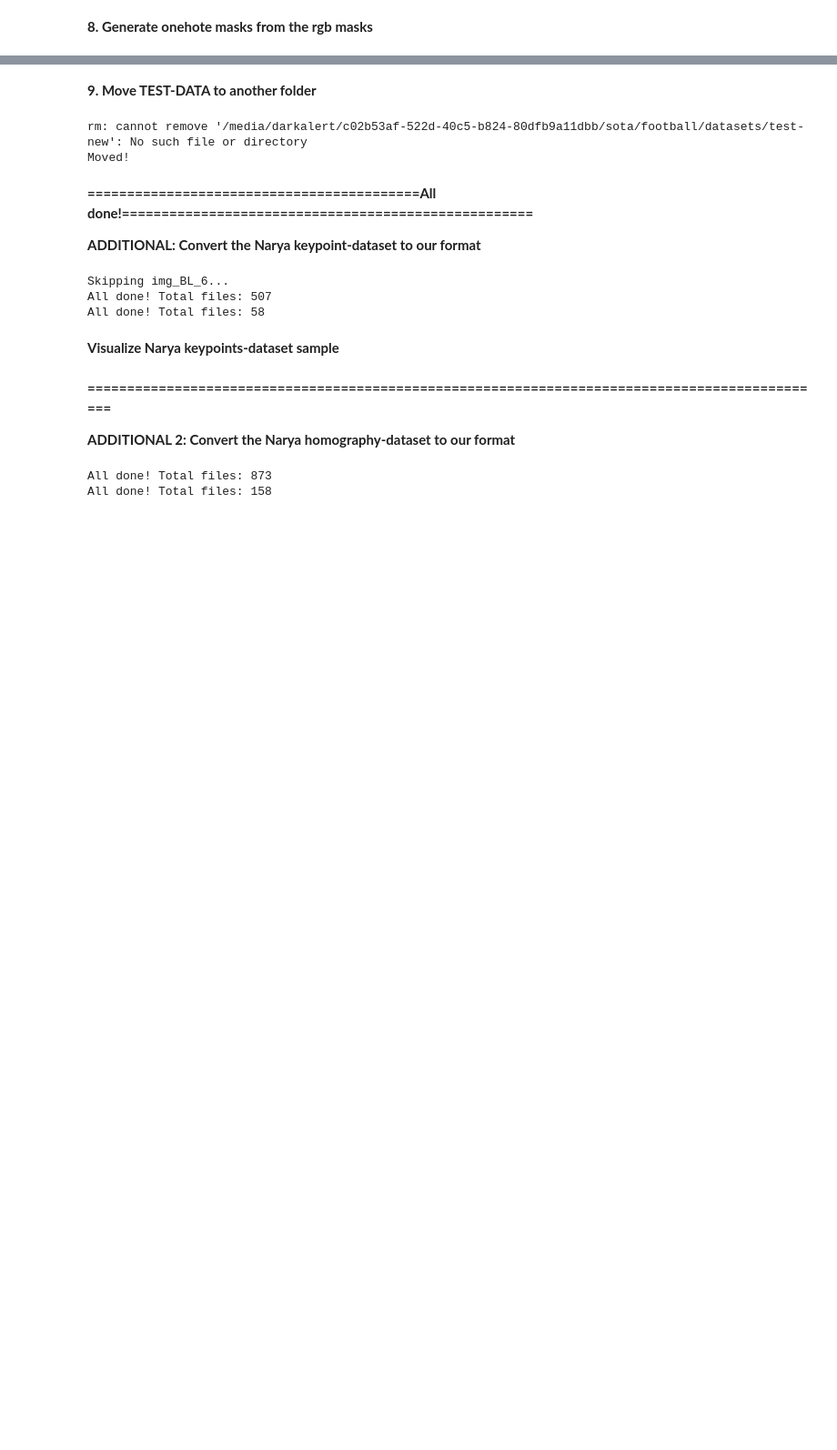
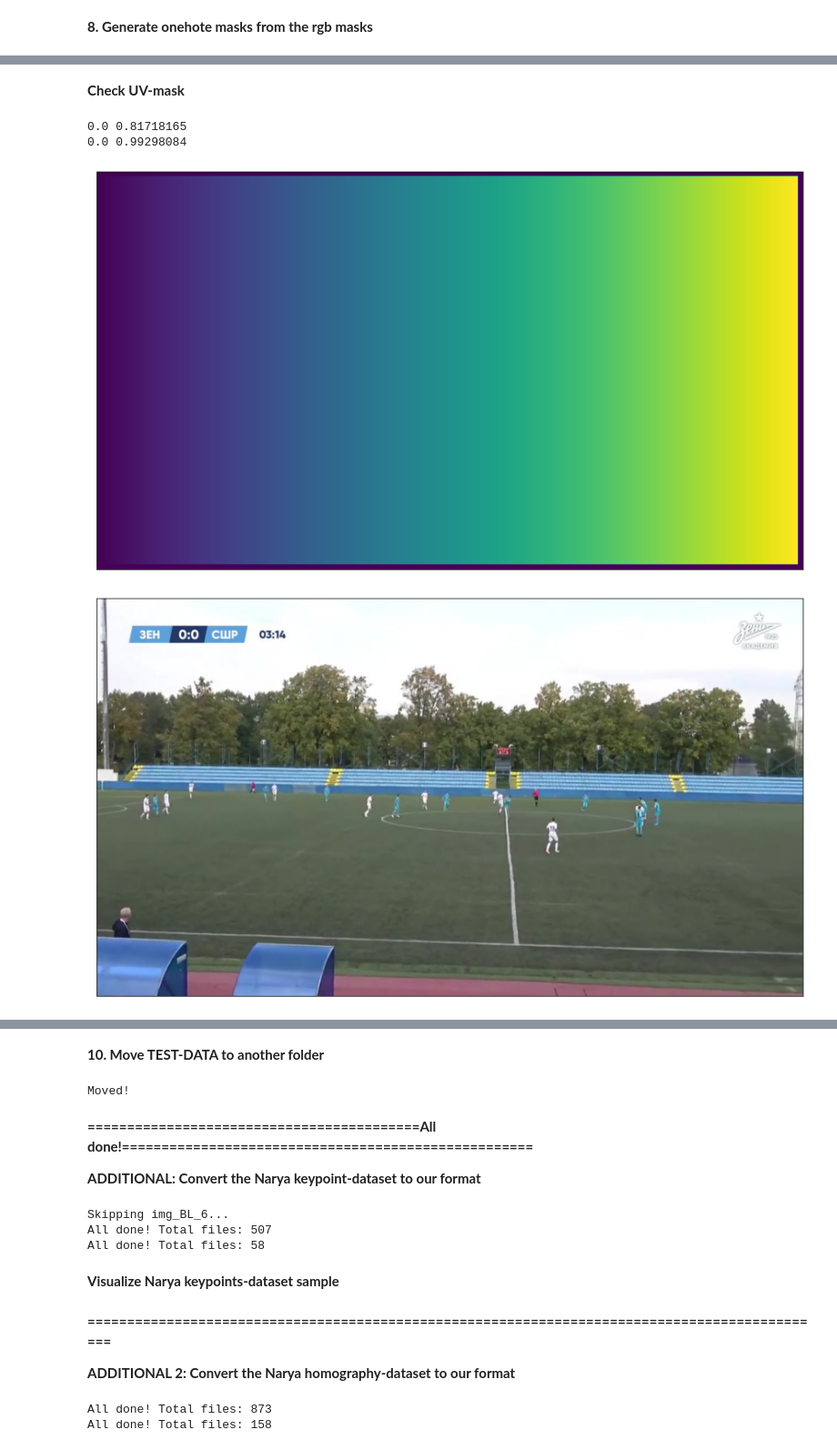
Before and after one commit to darkAlert/sports-field-homography, a Jupyter notebook: dataset_utils/football_dataset.ipynb, the cells around one changed output, grey strips where cells are left out. Shown at 91% size. Saved outputs shown, nothing was run; the diff lists cells and outputs as text; code cells hidden in the pictures; blank space fills up the shorter version.

```diff
--- a/dataset_utils/football_dataset.ipynb
+++ b/dataset_utils/football_dataset.ipynb
@@ -55,6 +54,17 @@ def debug_draw(img, mask, poi=None, rmse=None):
         draw_text(canvas, '{:.5f}'.format(rmse), (20, 20), color=(0,0,255), scale=1)
 
     return canvas
+
+
+def show(img, title='', bgr2rgb=True):
+    plt.title(title)
+    plt.xticks([])
+    plt.yticks([])
+    if bgr2rgb:
+        plt.imshow(img[...,::-1])
+    else:
+        plt.imshow(img)
+    plt.show()
 # %% [markdown]
 **The following steps are required to create a dataset for training a field homography model:**
 1. Generate requests (*game, frame id* and *manual PoI\**) from annotations for further processing
@@ -258,0 +356,41 @@ Done! Processed masks: 2320
+# %% [markdown]
+**Check UV-mask**
+# %%
+img_path = '/home/darkalert/Desktop/Sota/soccer/data/homography/datasets/train_2022/frames/PSPb_SSHOR-Zenit_vs_Zenit_U-15/img-00010.jpeg'
+img = cv2.imread(img_path, -1)
+
+path = '/home/darkalert/Desktop/Sota/soccer/data/homography/datasets/train_2022/masks_uv/PSPb_SSHOR-Zenit_vs_Zenit_U-15/img-00010.tif'
+uv_mask = cv2.imread(path, -1)
+
+mask = (uv_mask[:,:,0] / float(uv_mask[:,:,0].max())).astype(np.float32)
+u = (uv_mask[:,:,1] / float(MAX_VALUE_UINT16)).astype(np.float32)
+v = (uv_mask[:,:,2] / float(MAX_VALUE_UINT16)).astype(np.float32)
+uv_mask = np.stack((mask, u, v), axis=2)
+
+
+u_flip = cv2.flip(u, 1)
+u_flip = (u_flip > 0).astype(u_flip.dtype) - u_flip
+
+print (u.min(), u.max())
+print (u_flip.min(), u_flip.max())
+
+
+img_flip = cv2.flip(img, 1)
+
+u = (u*255.0).astype(np.uint8)
+u_flip = (u_flip*255.0).astype(np.uint8)
+u = np.expand_dims(u, 2)
+u_flip = np.expand_dims(u_flip, 2)
+u = np.concatenate((u*0,u*0,u),2)
+u_flip = np.concatenate((u_flip*0,u_flip*0,u_flip),2)
+
+show(U_TEMPLATE)
+show(img)
+show(u)
+show(img_flip)
+show(u_flip)
+# %% [output]
+0.0 0.81718165
+0.0 0.99298084
+[figure, added]
+[figure, added]
@@ -259,27 +400,30 @@ Done! Processed masks: 2320
 # %% [markdown]
-**9. Move TEST-DATA to another folder**
+**10. Move TEST-DATA to another folder**
 # %%
 TEST_DATA_DIR = '/media/darkalert/c02b53af-522d-40c5-b824-80dfb9a11dbb/sota/football/datasets/test-new'
-TEST_GAMES = ['VTB_mol_Sochi_at_Dinamo']
+TEST_GAMES = ['VTB_mol_Sochi_at_Dinamo', 'FNL_KubanKholding_at_DinamoMh', 'RPL_CSKA_at_Dinamo', 'Football_Forte_at_Dinamo']
 
 !rm -r $TEST_DATA_DIR
 !mkdir $TEST_DATA_DIR
 !mkdir $TEST_DATA_DIR/frames
 !mkdir $TEST_DATA_DIR/masks_rgb
 !mkdir $TEST_DATA_DIR/masks
+!mkdir $TEST_DATA_DIR/masks_uv
 !mkdir $TEST_DATA_DIR/anno
 !mkdir $TEST_DATA_DIR/debug
+!mkdir $TEST_DATA_DIR/debug_uv
 
 for game in TEST_GAMES:
     !mv $FRAMES_DIR/$game $TEST_DATA_DIR/frames/$game
     !mv $MASKS_DIR/$game $TEST_DATA_DIR/masks_rgb/$game
     !mv $ONEHOT_DIR/$game $TEST_DATA_DIR/masks/$game
+    !mv $MASK_UV_DIR/$game $TEST_DATA_DIR/masks_uv/$game
     !mv $LABELS_DIR/$game $TEST_DATA_DIR/anno/$game
     !mv $DEBUG_DIR/$game $TEST_DATA_DIR/debug/$game
+    !mv $DEBUG_UV_DIR/$game $TEST_DATA_DIR/debug_uv/$game
 
 print ('Moved!')
 # %% [output]
-rm: cannot remove '/media/darkalert/c02b53af-522d-40c5-b824-80dfb9a11dbb/sota/football/datasets/test-new': No such file or directory
 Moved!
 # %% [markdown]
 **==========================================All done!====================================================**
```
Also changed, not shown: parts of 13 cells of this notebook, 14 other files.
